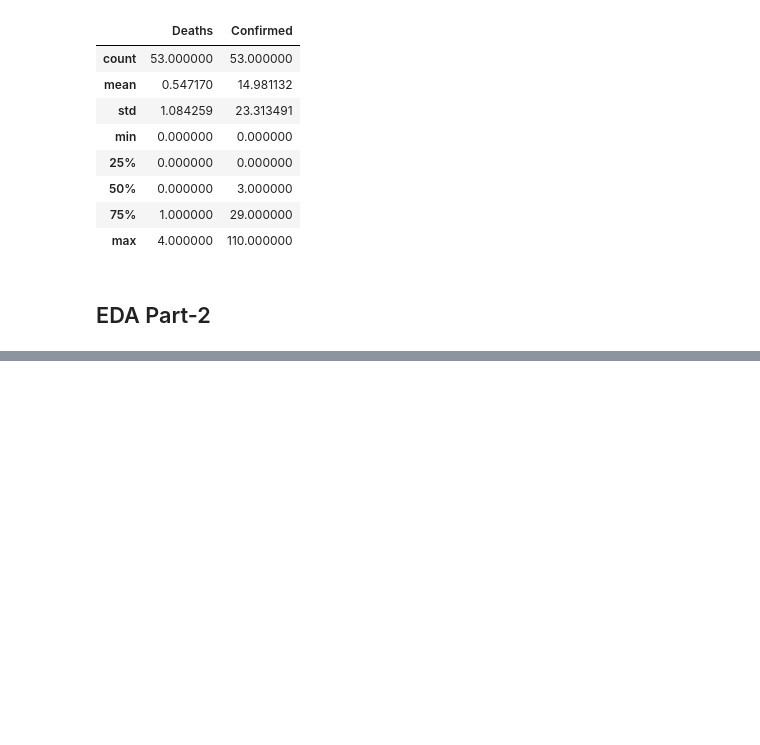
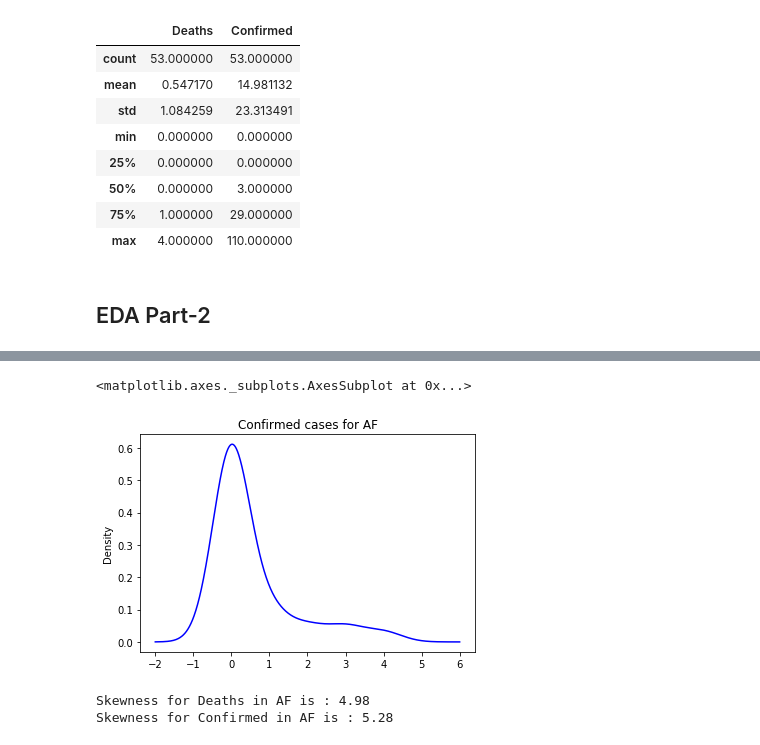
Before and after one commit to KwameDaniel/data_analysis, a Jupyter notebook: notebooks/experi_section_data_analysis.ipynb, the cells around one changed output, grey strips where cells are left out. Saved outputs shown, nothing was run; the diff lists cells and outputs as text; code cells hidden in the pictures; blank space fills up the shorter version.

```diff
--- a/notebooks/experi_section_data_analysis.ipynb
+++ b/notebooks/experi_section_data_analysis.ipynb
@@ -101,0 +111,12 @@ summarystats('Cameroon', 'AF')
+# %%
+#kde plot indicates positive skweness as well with 0 being the most frequent occuring value
+covid_af.Deaths.plot(kind='kde', title='Confirmed cases for AF', color='blue')
+# %% [output]
+<matplotlib.axes._subplots.AxesSubplot at 0x...>
+[figure, added]
+# %%
+print('Skewness for Deaths in AF is : {0:.2f}'.format(covid_af.Deaths.skew()))
+print('Skewness for Confirmed in AF is : {0:.2f}'.format(covid_af.Confirmed.skew()))
+# %% [output]
+Skewness for Deaths in AF is : 4.98
+Skewness for Confirmed in AF is : 5.28
```
Also changed, not shown: parts of 21 cells of this notebook.
